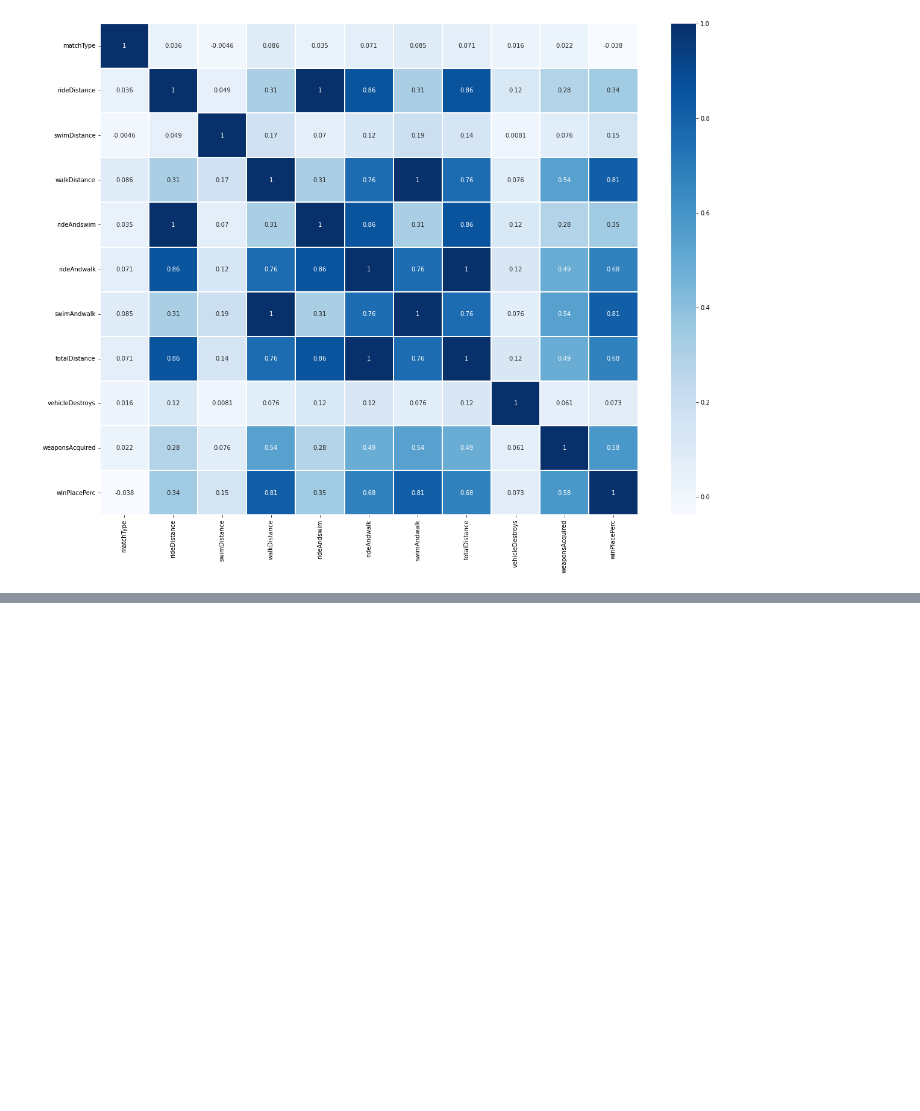
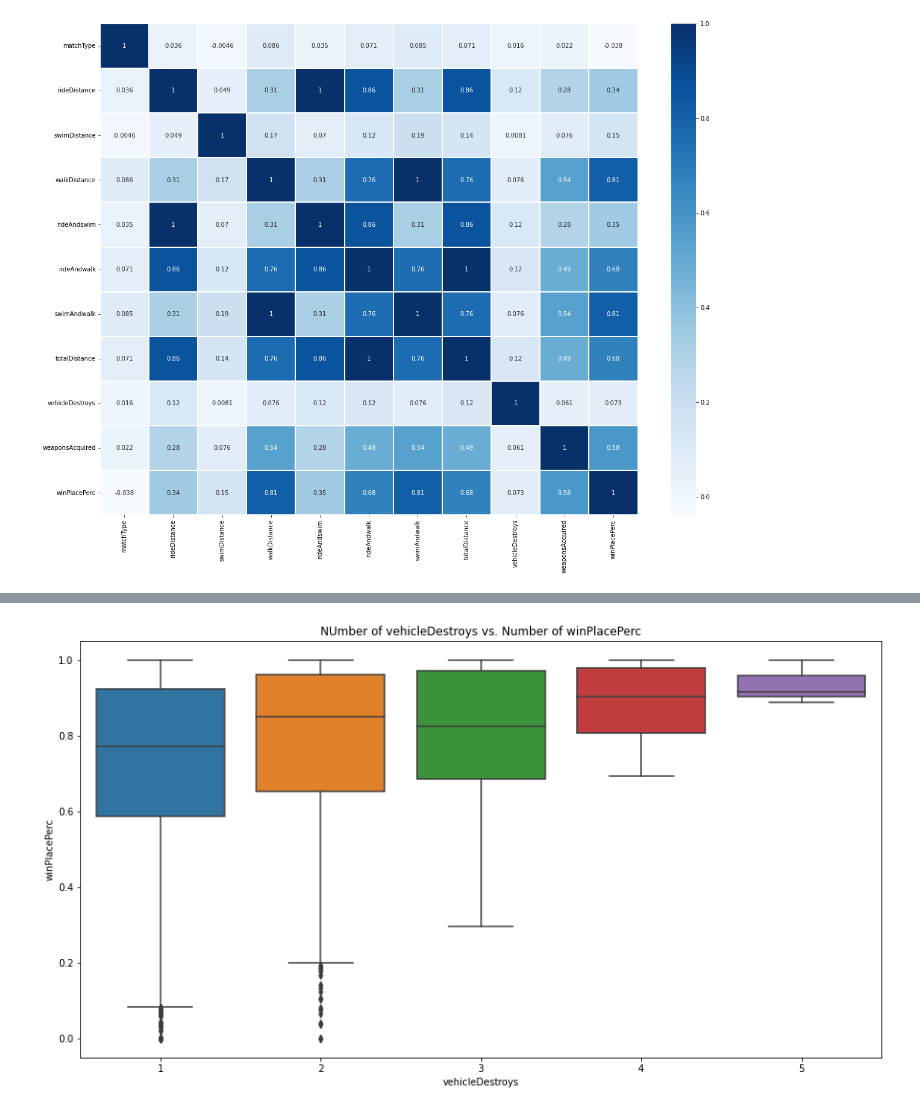
Before and after one commit to HalfMoon1008/PUBG_ML_Project, a Jupyter notebook: modelingPUBG.ipynb, the cells around one changed output, grey strips where cells are left out. Drawn from its saved outputs; the diff is of its cells as text; code cells hidden in the pictures; blank space fills up the shorter version.

```diff
--- a/modelingPUBG.ipynb
+++ b/modelingPUBG.ipynb
@@ -595,0 +901,9 @@ sns.heatmap(mydata.corr(), annot=True, linewidths=2, cmap = 'Blues')
+# %%
+testdata = mydata.drop(mydata[mydata['vehicleDestroys']==0].index)
+
+plt.figure(figsize=(15,8))
+ax5 = sns.boxplot(x="vehicleDestroys",y="winPlacePerc", data = testdata)
+ax5.set_title("NUmber of vehicleDestroys vs. Number of winPlacePerc")
+plt.show()
+# %% [output]
+[figure, added]
```
Also changed, not shown: parts of 38 cells of this notebook.
